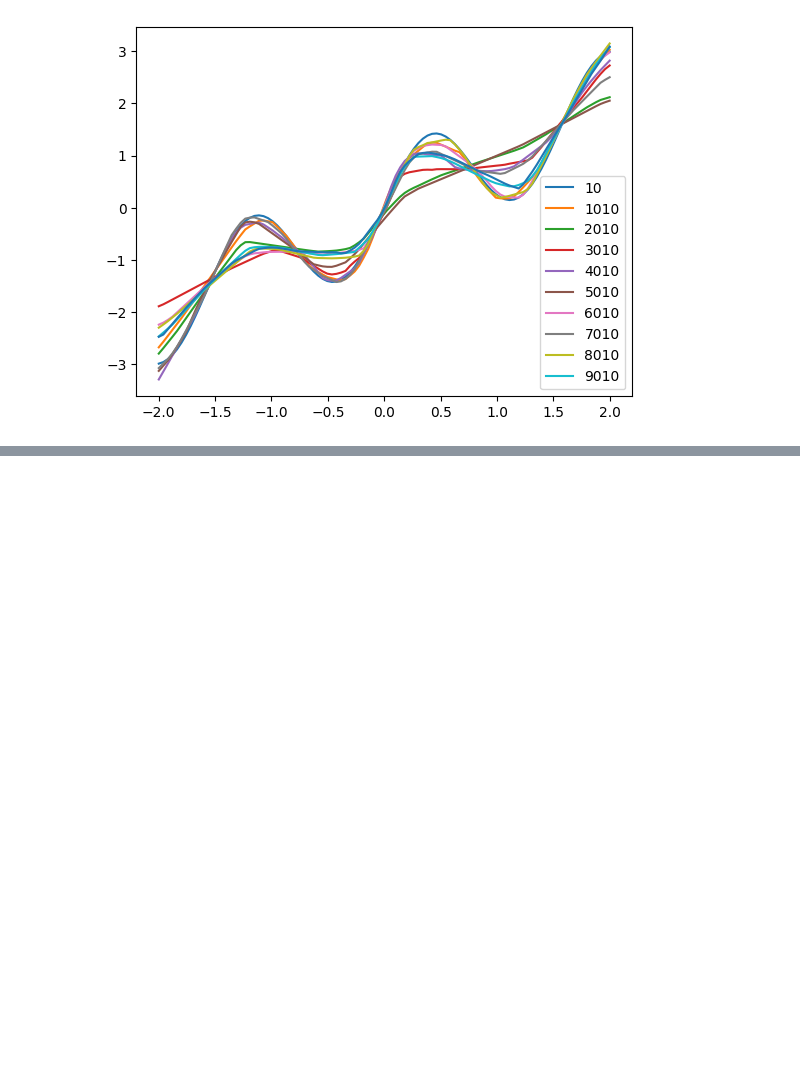
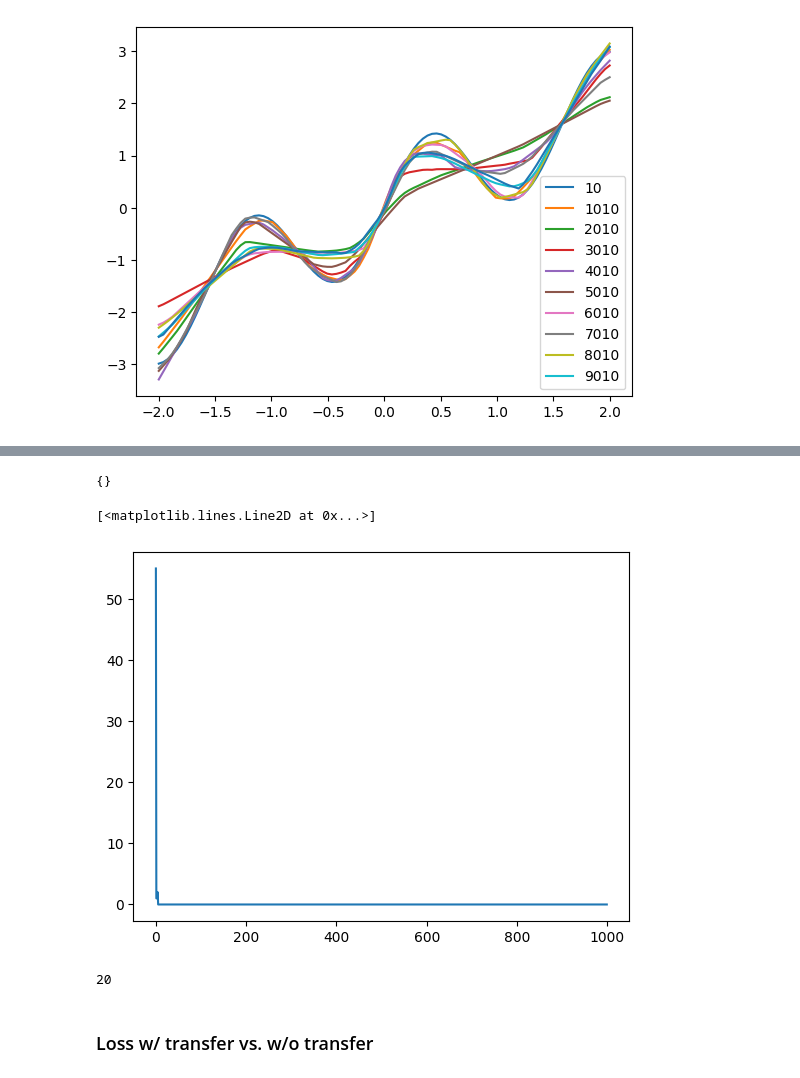
Before and after one commit to matthewstachyra/reinforcement-meta-learning, a Jupyter notebook: src/mvp.ipynb, the cells around one changed output, grey strips where cells are left out. Saved outputs shown, nothing was run; the diff lists cells and outputs as text; code cells hidden in the pictures; blank space fills up the shorter version.

```diff
--- a/src/mvp.ipynb
+++ b/src/mvp.ipynb
@@ -1078,0 +938,8 @@ NameError: name 'np' is not defined
+# %%
+# create pool
+pool = LayerPool(size=POOL_NUM_LAYERS, input_dim=in_features, output_dim=out_features, num_nodes=NETWORK_NUM_NODES)
+# %%
+%%time
+# train outer-loop on 20 tasks
+rml = Rlmetalearn(pool, tasks, epsilon=0.1)
+rml.train()
@@ -1166,3 +951,0 @@ np.array(tasks[list(tasks.keys())[0]]).shape
-# %%
-# create rml object
-rml = Rlmetalearn(pool, tasks, TIMESTEPS)
@@ -1215,0 +958,2 @@ plt.plot(layer_pool.layers.keys(), [layer_obj.times_used for layer_obj in layer_
+# %%
+yhats, indices, pool = rml.load()
@@ -1215,0 +980,18 @@ plt.plot(layer_pool.layers.keys(), [layer_obj.times_used for layer_obj in layer_
+# %%
+indices # error. it shouldn't be empty
+# %% [output]
+{}
+# %%
+times_each_layer_used = [layer.times_used for layer in pool.layers.values()]
+plt.plot(range(1000), times_each_layer_used)
+# not a good graph, this shows that only the first few layers get used and most don't get touched
+# but I thought I had less than 1000 layers for that reason
+# %% [output]
+[<matplotlib.lines.Line2D at 0x...>]
+[figure, added]
+# %%
+len(yhats[0])
+# %% [output]
+20
+# %% [markdown]
+### Loss w/ transfer vs. w/o transfer
```
Also changed, not shown: parts of 57 cells of this notebook, 15 other files.
